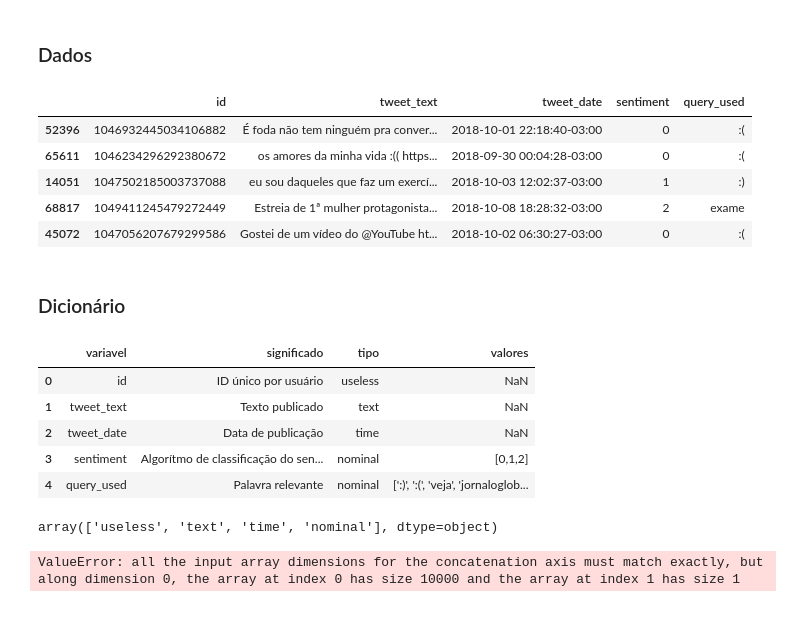
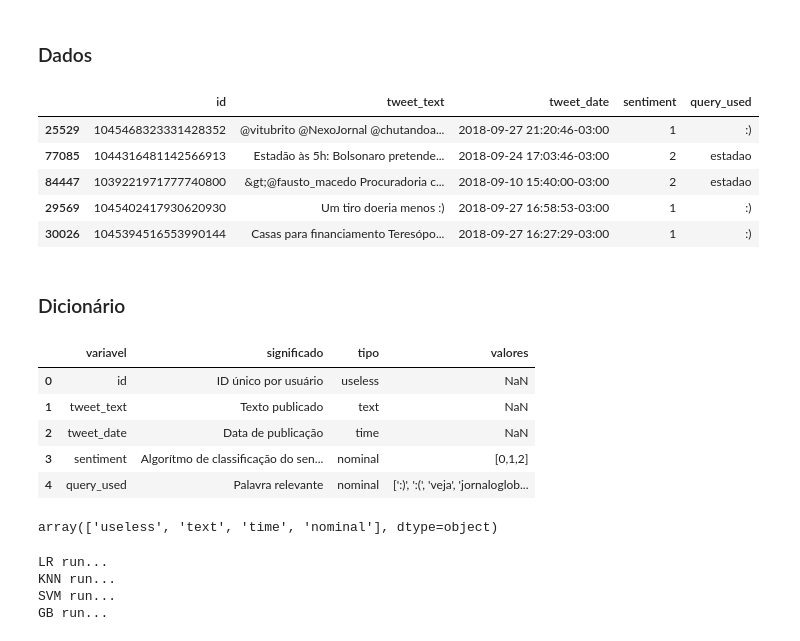
Before and after one commit to atlantico-academy/twitter-sentiment-analysis, a Jupyter notebook: notebooks/03-comparative_analysis.ipynb, the cells around one changed output. Saved outputs shown, nothing was run; the diff lists cells and outputs as text; code cells hidden in the pictures.

Commit message:
Adiciona pipeline completo

```diff
--- a/notebooks/03-comparative_analysis.ipynb
+++ b/notebooks/03-comparative_analysis.ipynb
@@ -25,30 +40,30 @@ data_path = Path("../data/raw/data.csv")
 dict_path = Path("../data/external/dicionario.csv")
 # %%
 # leitura conjunto de dados
-df_data = pd.read_csv(data_path, sep=";").sample(10000)
+df_data = pd.read_csv(data_path, sep=";").sample(100)
 
 # padronização tweet_date
 df_data['tweet_date'] = pd.to_datetime(df_data['tweet_date'])
 df_data['tweet_date'] = df_data.tweet_date.dt.tz_convert('Brazil/East')
 
 # visualização dados
 display(Markdown("### Dados"))
 display(df_data.head())
 
 # leitura dicionário de dados
 df_dict = pd.read_csv(dict_path)
 
 # visualização dicionário de dados
 display(Markdown("### Dicionário"))
 display(df_dict.head())
 # %% [output]
 ### Dados
 |  | id | tweet_text | tweet_date | sentiment | query_used |
-| 52396 | 1046932445034106882 | É foda não tem ninguém pra conver... | 2018-10-01 22:18:40-03:00 | 0 | :( |
-| 65611 | 1046234296292380672 | os amores da minha vida :(( https... | 2018-09-30 00:04:28-03:00 | 0 | :( |
-| 14051 | 1047502185003737088 | eu sou daqueles que faz um exercí... | 2018-10-03 12:02:37-03:00 | 1 | :) |
-| 68817 | 1049411245479272449 | Estreia de 1ª mulher protagonista... | 2018-10-08 18:28:32-03:00 | 2 | exame |
-| 45072 | 1047056207679299586 | Gostei de um vídeo do @YouTube ht... | 2018-10-02 06:30:27-03:00 | 0 | :( |
+| 25529 | 1045468323331428352 | @vitubrito @NexoJornal @chutandoa... | 2018-09-27 21:20:46-03:00 | 1 | :) |
+| 77085 | 1044316481142566913 | Estadão às 5h: Bolsonaro pretende... | 2018-09-24 17:03:46-03:00 | 2 | estadao |
+| 84447 | 1039221971777740800 | &gt;@fausto_macedo Procuradoria c... | 2018-09-10 15:40:00-03:00 | 2 | estadao |
+| 29569 | 1045402417930620930 | Um tiro doeria menos :) | 2018-09-27 16:58:53-03:00 | 1 | :) |
+| 30026 | 1045394516553990144 | Casas para financiamento Teresópo... | 2018-09-27 16:27:29-03:00 | 1 | :) |
 ### Dicionário
 |  | variavel | significado | tipo | valores |
 | 0 | id | ID único por usuário | useless | NaN |
@@ -129,4 +141,26 @@ y = df_data[[target_column]]
 # %%
-preprocessor.fit(X)
+# Definindo parâmetros dos modelos
+models = [
+    (
+        "LR",
+        LogisticRegression(solver='liblinear', max_iter=10000),
+        {"penalty": ['l1', 'l2']}
+    ),
+    (
+        "KNN",
+        KNeighborsClassifier(metric='euclidean'),
+        {"n_neighbors": [3, 5, 11, 15]}
+    ),
+    (
+        "SVM",
+        SVC(),
+        {"kernel": ['linear', 'rbf']}
+    ),
+    (
+        "GB",
+        GradientBoostingClassifier(random_state=42),
+        {'n_estimators': [100, 200, 300],
+         'learning_rate':[0.5,1.0,1.5],
+         'max_depth':[1,2,3]}
+    ),
+]
-# %% [output]
-ValueError: all the input array dimensions for the concatenation axis must match exactly, but along dimension 0, the array at index 0 has size 10000 and the array at index 1 has size 1
@@ -133,2 +187,33 @@ ValueError: all the input array dimensions for the concatenation axis must match
 # %%
-preprocessor.transform(X)
+# Realizando treinamento dos modelos selecionados
+
+results = {}
+for model_name, model, model_params in models:
+    print(f'{model_name} run...')
+
+    model_gs = GridSearchCV(model, model_params, scoring='accuracy')
+    approach = Pipeline([
+        ("preprocessing", preprocessor),
+        ("model", model_gs)
+    ])
+    model_results = cross_validate(
+        approach,
+        X=X,
+        y=y,
+        scoring=metrics,
+        cv=cv,
+        n_jobs=-1,
+        return_train_score=False,
+        error_score=0
+    )
+    model_results['name'] = [model_name] * len(model_results['score_time'])
+    if results:
+        for key, value in model_results.items():
+            results[key] = np.append(results[key], value)
+    else:
+        results = model_results
+# %% [output]
+LR run...
+KNN run...
+SVM run...
+GB run...
```
Also changed, not shown: parts of 11 cells of this notebook, 3 other files.
